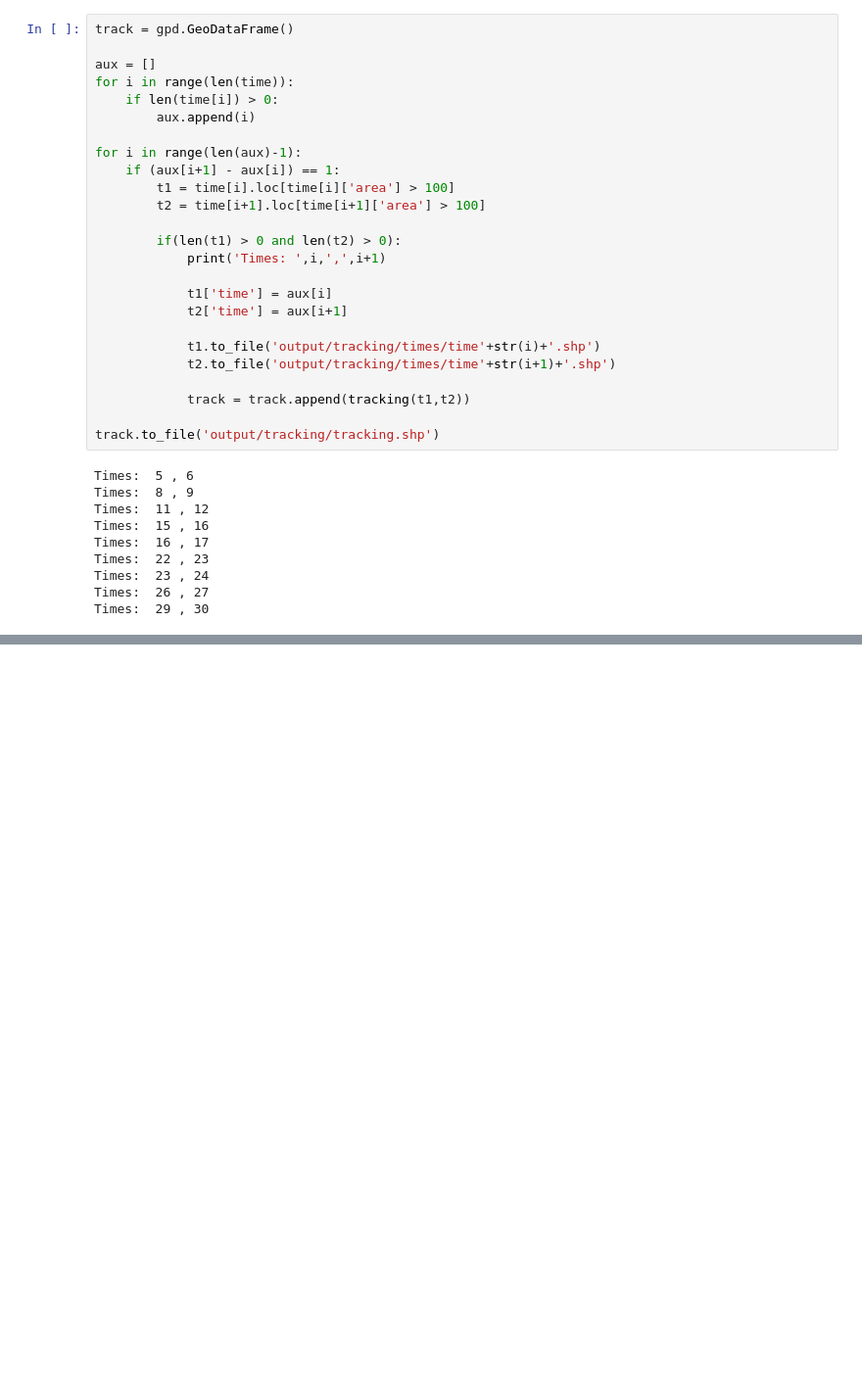
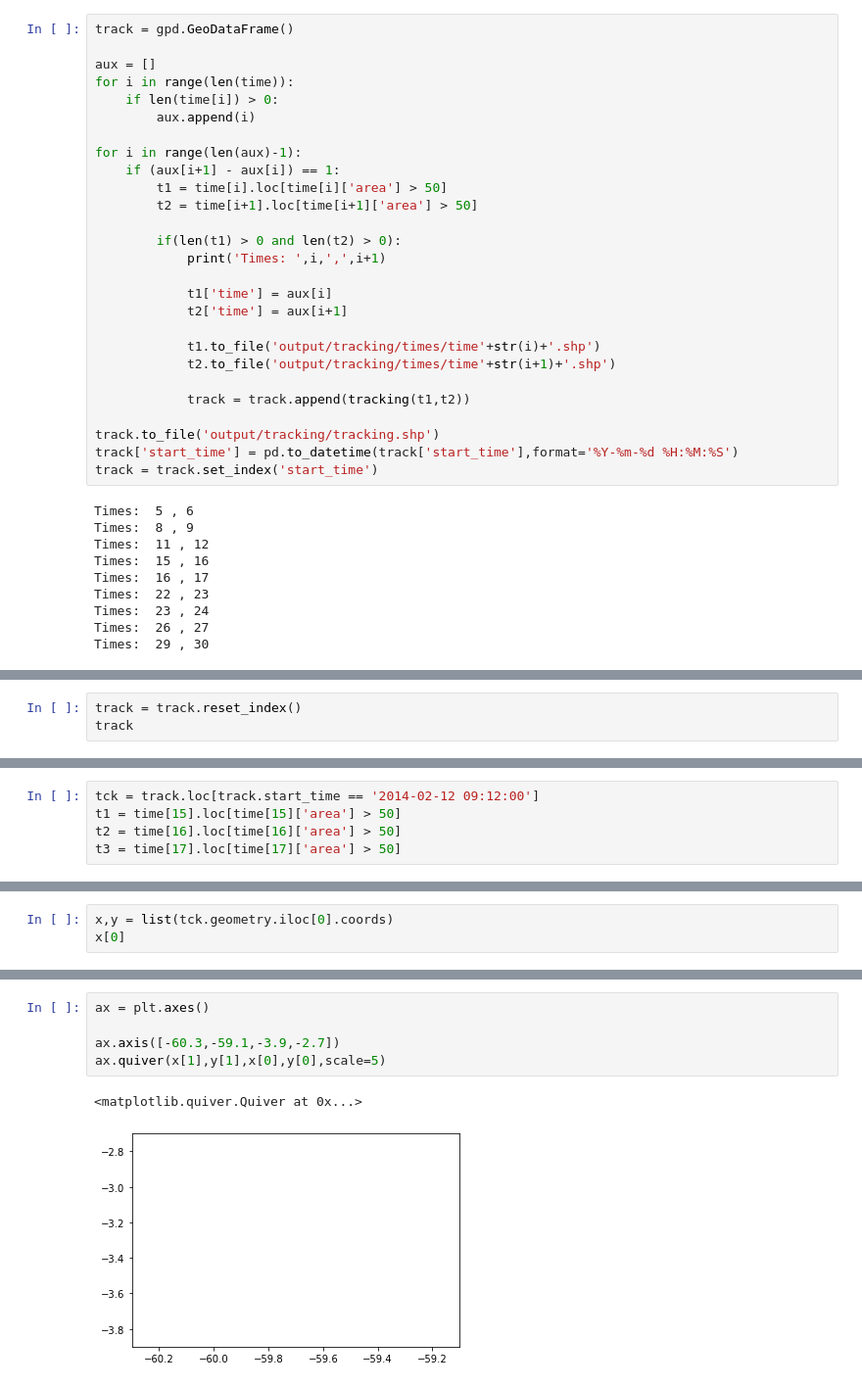
Before and after one commit to helvecioneto/CAP-359, a Jupyter notebook: 01-EDA.ipynb, the cells around one changed output, grey strips where cells are left out. Shown at 98% size. Drawn from its saved outputs; the diff is of its cells as text; blank space fills up the shorter version.

Commit message:
Tracking system v.0.2

```diff
--- a/01-EDA.ipynb
+++ b/01-EDA.ipynb
@@ -576,8 +523,8 @@ for i in range(len(time)):
 
 for i in range(len(aux)-1):
     if (aux[i+1] - aux[i]) == 1:
-        t1 = time[i].loc[time[i]['area'] > 100]
-        t2 = time[i+1].loc[time[i+1]['area'] > 100]
+        t1 = time[i].loc[time[i]['area'] > 50]
+        t2 = time[i+1].loc[time[i+1]['area'] > 50]
 
         if(len(t1) > 0 and len(t2) > 0):
             print('Times: ',i,',',i+1)
@@ -591,6 +538,8 @@ for i in range(len(aux)-1):
             track = track.append(tracking(t1,t2))
 
 track.to_file('output/tracking/tracking.shp')
+track['start_time'] = pd.to_datetime(track['start_time'],format='%Y-%m-%d %H:%M:%S')
+track = track.set_index('start_time')
 # %% [output]
 Times:  5 , 6
 Times:  8 , 9
@@ -616,0 +555,3 @@ time[11]
+# %%
+track = track.reset_index()
+track
@@ -616,0 +584,5 @@ time[11]
+# %%
+tck = track.loc[track.start_time == '2014-02-12 09:12:00']
+t1 = time[15].loc[time[15]['area'] > 50]
+t2 = time[16].loc[time[16]['area'] > 50]
+t3 = time[17].loc[time[17]['area'] > 50]
@@ -616,0 +595,3 @@ time[11]
+# %%
+x,y = list(tck.geometry.iloc[0].coords)
+x[0]
@@ -616,0 +608,8 @@ time[11]
+# %%
+ax = plt.axes()
+
+ax.axis([-60.3,-59.1,-3.9,-2.7])
+ax.quiver(x[1],y[1],x[0],y[0],scale=5)
+# %% [output]
+<matplotlib.quiver.Quiver at 0x...>
+[figure, added]
```
Also changed, not shown: parts of 41 cells of this notebook.
